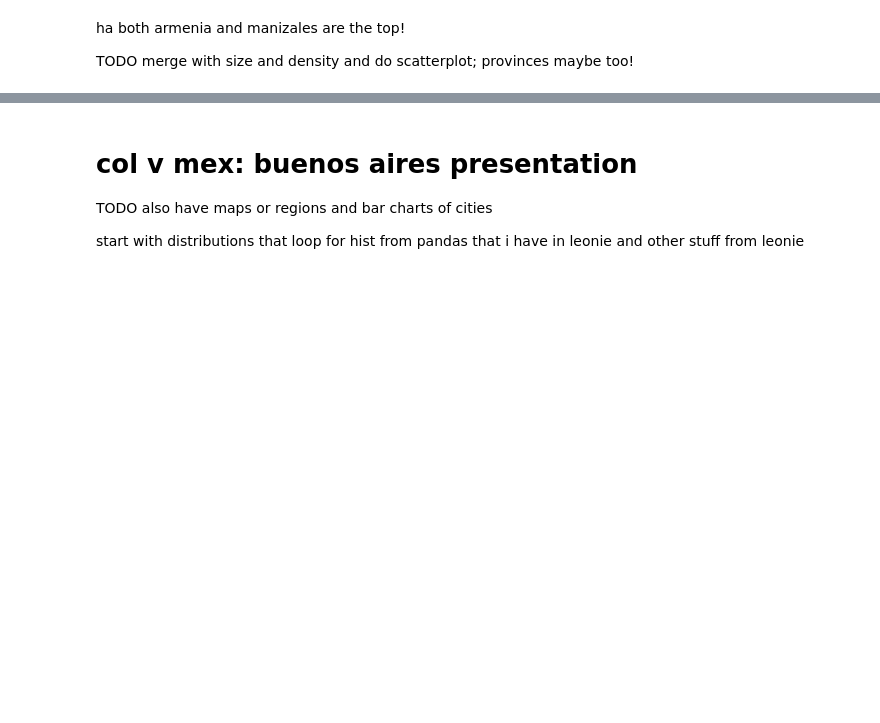
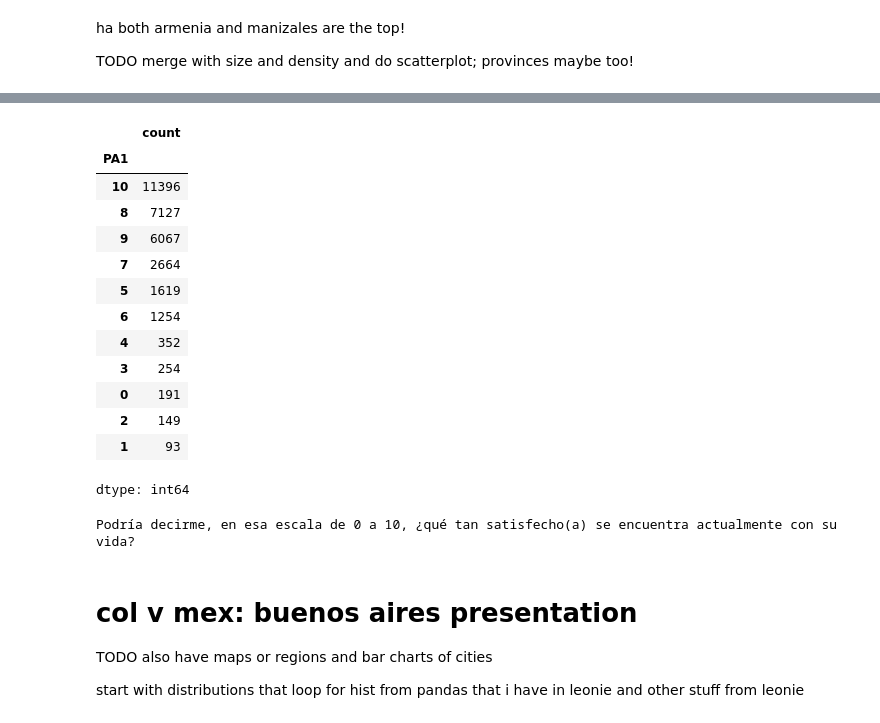
Before and after one commit to theaok/linaColMex, a Jupyter notebook: linaColMex.ipynb, the cells around one changed output, grey strips where cells are left out. Cells and saved outputs as stored; diff of their text form; code cells hidden in the pictures; blank space fills up the shorter version.

```diff
--- a/linaColMex.ipynb
+++ b/linaColMex.ipynb
@@ -775,0 +779,14 @@ TODO merge with size and density and do scatterplot; provinces maybe too!
+# %%
+#https://www.inegi.org.mx/programas/enbiare/2021/#microdatos one page
+#https://www.inegi.org.mx/rnm/index.php/catalog/730/data-dictionary more detailed
+#mex=pd.read_csv('https://www.inegi.org.mx/contenidos/programas/enbiare/2021/microdatos/enbiare_2021_base_de_datos_csv.zip')
+#['THOGAR.csv', 'TSDEM.csv', 'TVIVIENDA.csv', 'TENBIARE.csv']
+
+zip_url_mex = 'https://www.inegi.org.mx/contenidos/programas/enbiare/2021/microdatos/enbiare_2021_base_de_datos_csv.zip'
+with urllib.request.urlopen(zip_url_mex) as response:
+    zip_content_mex = response.read() # Fetch content
+
+with zipfile.ZipFile(io.BytesIO(zip_content_mex), 'r') as zf:
+    # Read the specific file 'TENBIARE.csv' from the ZIP archive
+    with zf.open('TENBIARE.csv') as csv_file_mex:
+        tenbiare = pd.read_csv(csv_file_mex)
@@ -775,0 +813,17 @@ TODO merge with size and density and do scatterplot; provinces maybe too!
+# %%
+tenbiare.PA1.value_counts(dropna=False)
+# %% [output]
+|  | count |
+| PA1 |  |
+| 10 | 11396 |
+| 8 | 7127 |
+| 9 | 6067 |
+| 7 | 2664 |
+| 5 | 1619 |
+| 6 | 1254 |
+| 4 | 352 |
+| 3 | 254 |
+| 0 | 191 |
+| 2 | 149 |
+| 1 | 93 |
+dtype: int64
@@ -776,3 +837,11 @@ TODO merge with size and density and do scatterplot; provinces maybe too!
+# %%
+#labels hack with dict
+labM = {
+  "life satisfaction": '''Podría decirme, en esa escala de 0 a 10, ¿qué tan satisfecho(a) se encuentra actualmente con su vida?'''
+}
+print(labM["life satisfaction"])
+# %% [output]
+Podría decirme, en esa escala de 0 a 10, ¿qué tan satisfecho(a) se encuentra actualmente con su vida?
 # %% [markdown]
 # col v mex: buenos aires presentation
 TODO also have maps or regions and bar charts of cities
```
Also changed, not shown: parts of 4 cells of this notebook.
